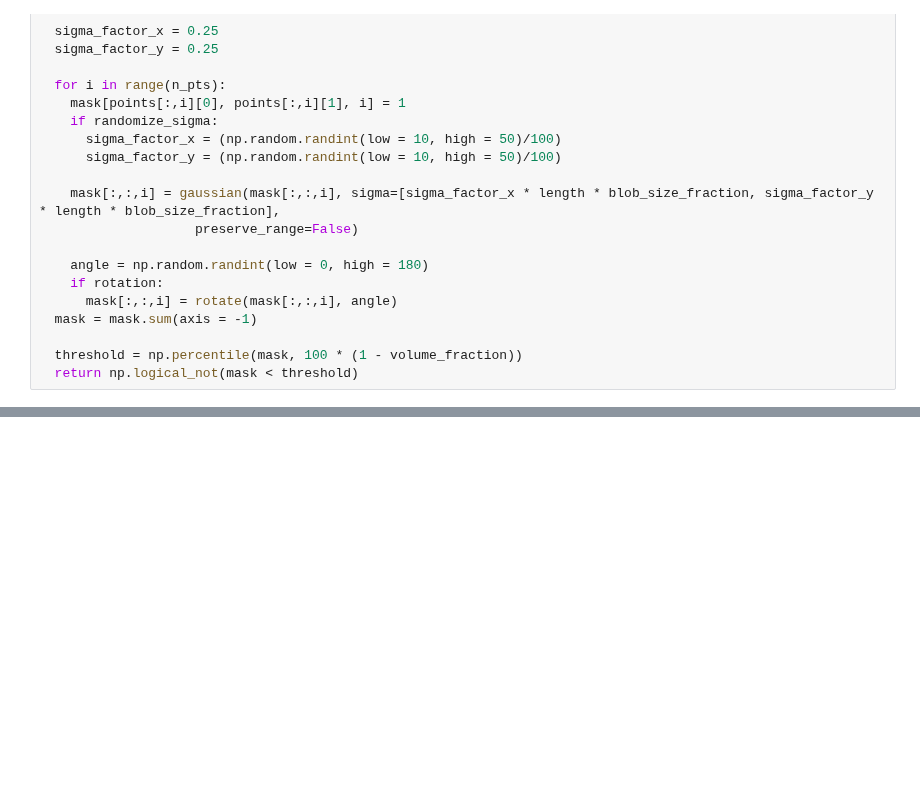
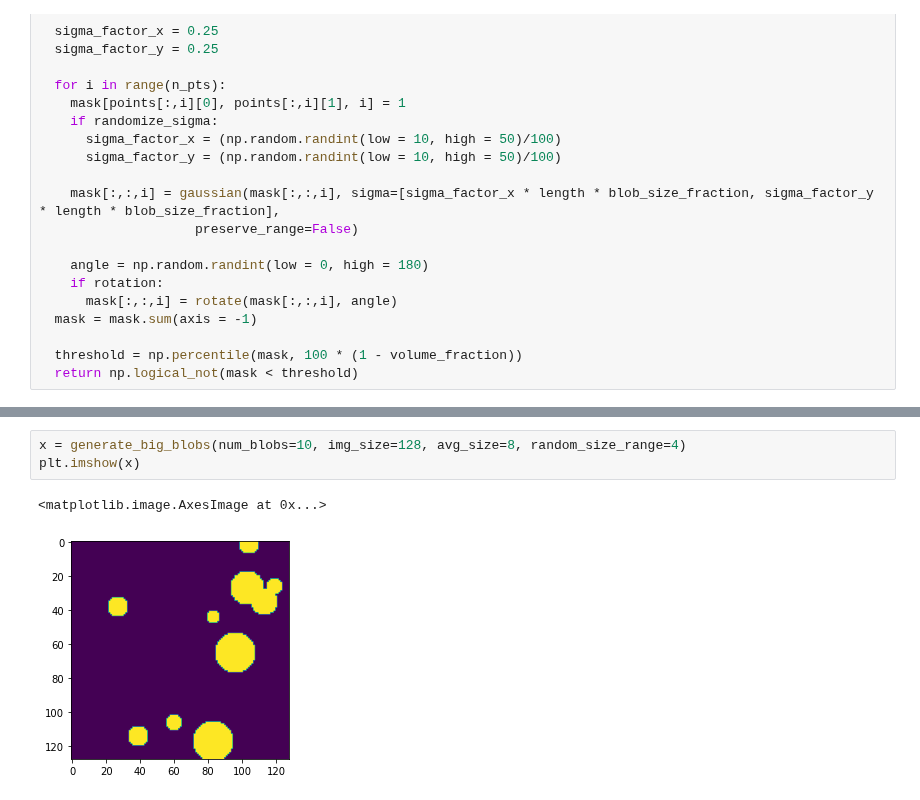
Before and after one commit to Kayzi0/ExplainBlobs, a Jupyter notebook: Generate_Blobs.ipynb, the cells around one changed output, grey strips where cells are left out. Cells and saved outputs as stored; diff of their text form; blank space fills up the shorter version.

```diff
--- a/Generate_Blobs.ipynb
+++ b/Generate_Blobs.ipynb
@@ -113,0 +143,6 @@ ax[0][2].imshow(np.logical_or(x,x2))
+# %%
+x = generate_big_blobs(num_blobs=10, img_size=128, avg_size=8, random_size_range=4)
+plt.imshow(x)
+# %% [output]
+<matplotlib.image.AxesImage at 0x...>
+[figure, added]
```
Also changed, not shown: parts of 5 cells of this notebook.
